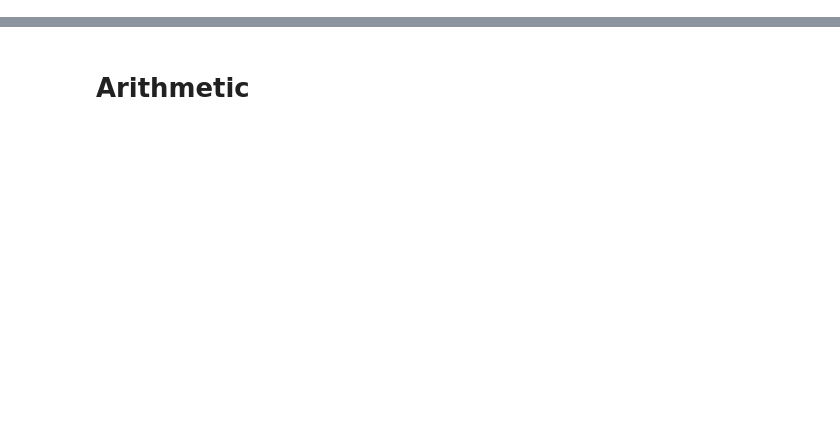
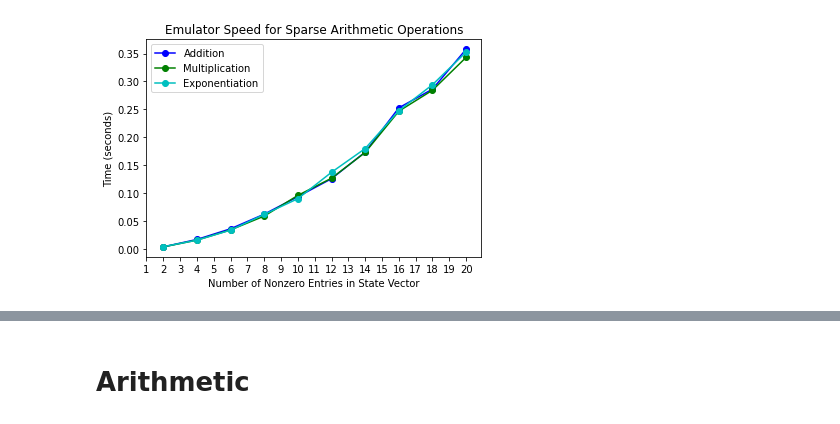
Before and after one commit to reecejrobertson/UNIQuE, a Jupyter notebook: Experiments/emulator_performance.ipynb, the cells around one changed output, grey strips where cells are left out. Saved outputs shown, nothing was run; the diff lists cells and outputs as text; code cells hidden in the pictures; blank space fills up the shorter version.

Commit message:
Reworked code to create plots for sparse arithmetic experiments.

```diff
--- a/Experiments/emulator_performance.ipynb
+++ b/Experiments/emulator_performance.ipynb
@@ -7,0 +11,93 @@ from matplotlib import pyplot as plt
+# %%
+# Define the number of times to repeat the following experiment.
+M = 10
+
+# Set the maximum number of states to simulate.
+N = 20
+
+# Set the number of qubits and an array containing each possible state.
+q = 10
+numbers = np.arange(0, 2**q, 1)
+
+# Create a list of various numbers of states <= N to simulate.
+num_states = np.arange(2, N+1, 2)
+
+# Define a list to hold the times of each operation.
+add_times = []
+mult_times = []
+exp_times = []
+
+# For each iteration of the experiment:
+for m in range(M):
+
+    # Define arrays to hold the results of this iteration (batch).
+    add_batch = []
+    mult_batch = []
+    exp_batch = []
+
+    # For each number of states:
+    for n in num_states:
+
+        # Define a random initial state.
+        a = sp.dok_matrix((2**10, 1), dtype=complex)
+        b = sp.dok_matrix((2**10, 1), dtype=complex)
+        a_val = np.random.uniform(0, 1, n).astype(complex)
+        b_val = np.random.uniform(0, 1, n).astype(complex)
+        a_ind = np.random.choice(numbers, n, False)
+        b_ind = np.random.choice(numbers, n, False)
+        a[a_ind] = a_val
+        b[b_ind] = b_val
+
+        # Perform the addition with the emulator and time how long it takes.
+        start_time = time.time()
+        emulator.add_sparse(a, b)
+        add_batch.append(time.time() - start_time)
+
+        # Perform the multiplication with the emulator and time how long it takes.
+        start_time = time.time()
+        emulator.multiply_sparse(a, b)
+        mult_batch.append(time.time() - start_time)
+
+        # Perform the exponentiation with the emulator and time how long it takes.
+        start_time = time.time()
+        emulator.exponentiate_sparse(a, b)
+        exp_batch.append(time.time() - start_time)
+
+    # Append the batch results to the main array.
+    add_times.append(add_batch)
+    mult_times.append(mult_batch)
+    exp_times.append(exp_batch)
+
+# Average the times over each batch to get the average time for each operation.
+add_times = np.array(add_times)
+mult_times = np.array(mult_times)
+exp_times = np.array(exp_times)
+add_times = np.sum(add_times, axis=0)/M
+mult_times = np.sum(mult_times, axis=0)/M
+exp_times = np.sum(exp_times, axis=0)/M
+
+# Plot the times for each operation.
+plt.plot(num_states, add_times, 'o-b', label='Addition')
+plt.plot(num_states, mult_times, 'o-g', label='Multiplication')
+plt.plot(num_states, exp_times, 'o-c', label='Exponentiation')
+plt.xticks(np.arange(1, N+1, 1))
+plt.title('Emulator Speed for Sparse Arithmetic Operations')
+plt.xlabel('Number of Nonzero Entries in State Vector')
+plt.ylabel('Time (seconds)')
+plt.legend(loc='best')
+plt.savefig('arithmetic.png', dpi=600)
+plt.show()
+
+# Plot the times for each operation on a log plot.
+plt.semilogy(num_states, add_times, 'o-b', label='Addition')
+plt.semilogy(num_states, mult_times, 'o-g', label='Multiplication')
+plt.semilogy(num_states, exp_times, 'o-c', label='Exponentiation')
+plt.xticks(np.arange(1, N+1, 1))
+plt.title('Emulator Speed for Sparse Arithmetic Operations on Log Plot')
+plt.xlabel('Number of Nonzero Entries in State Vector')
+plt.ylabel('Time (seconds)')
+plt.legend(loc='best')
+plt.savefig('arithmetic_log.png', dpi=600)
+plt.show()
+# %% [output]
+[figure, added]
```
Also changed, not shown: parts of 4 cells of this notebook, 1 other file.
